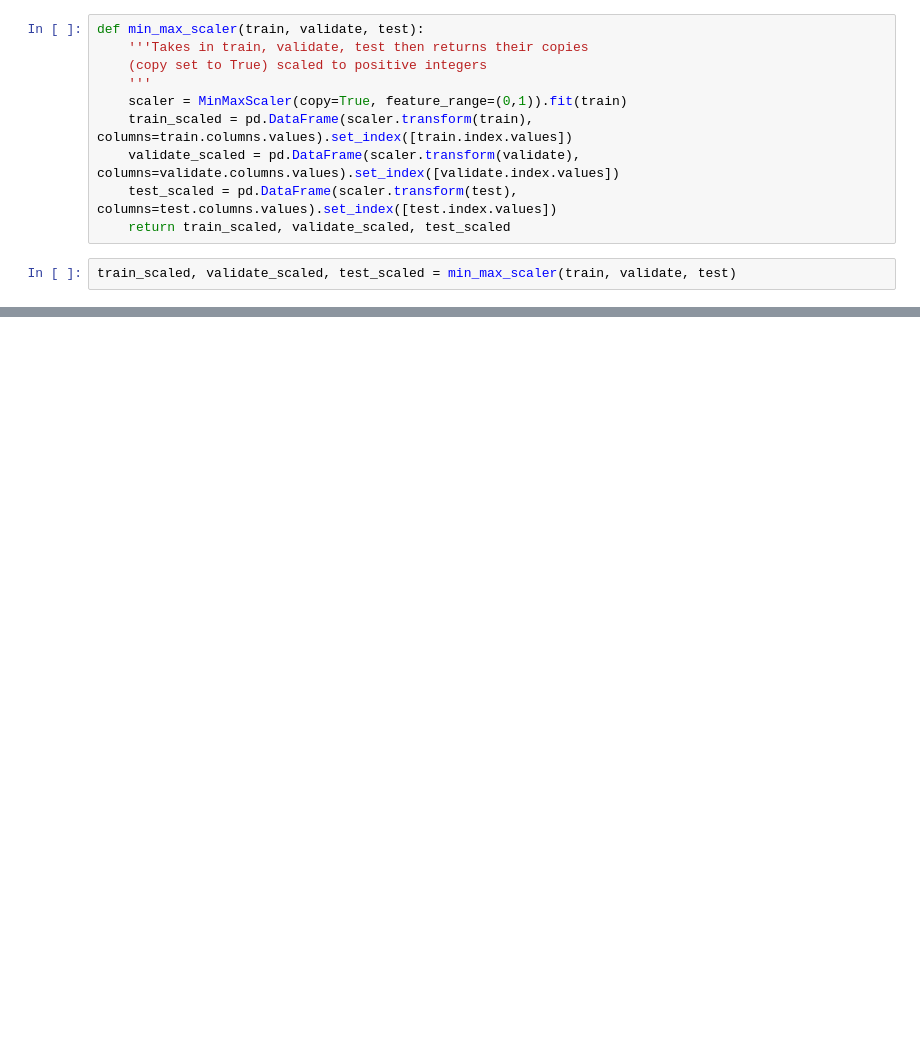
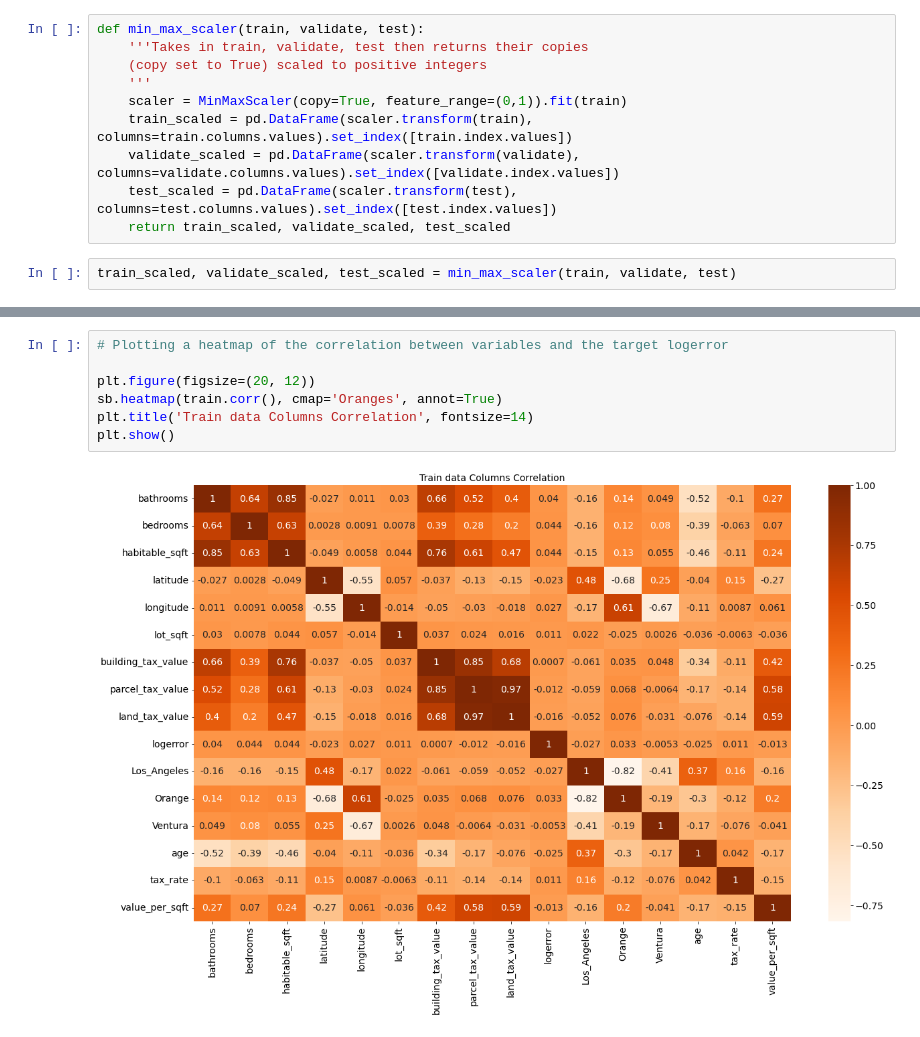
Before and after one commit to Severina7/clustering_project_zillow, a Jupyter notebook: zillow_acquisition_preparation.ipynb, the cells around one changed output, grey strips where cells are left out. Saved outputs shown, nothing was run; the diff lists cells and outputs as text; blank space fills up the shorter version.

```diff
--- a/zillow_acquisition_preparation.ipynb
+++ b/zillow_acquisition_preparation.ipynb
@@ -634,0 +745,9 @@ Does the location impact logerror?
+# %%
+# Plotting a heatmap of the correlation between variables and the target logerror
+
+plt.figure(figsize=(20, 12))
+sb.heatmap(train.corr(), cmap='Oranges', annot=True)
+plt.title('Train data Columns Correlation', fontsize=14)
+plt.show()
+# %% [output]
+[figure, added]
```
Also changed, not shown: parts of 28 cells of this notebook.
